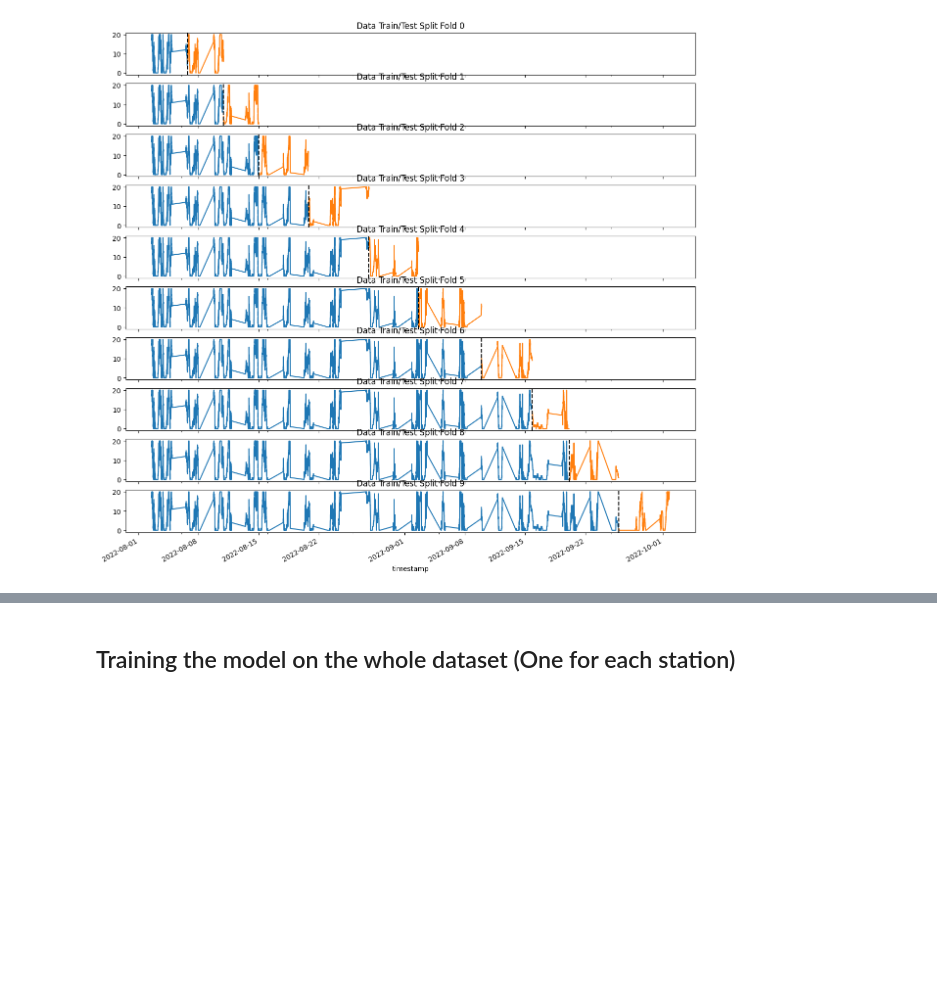
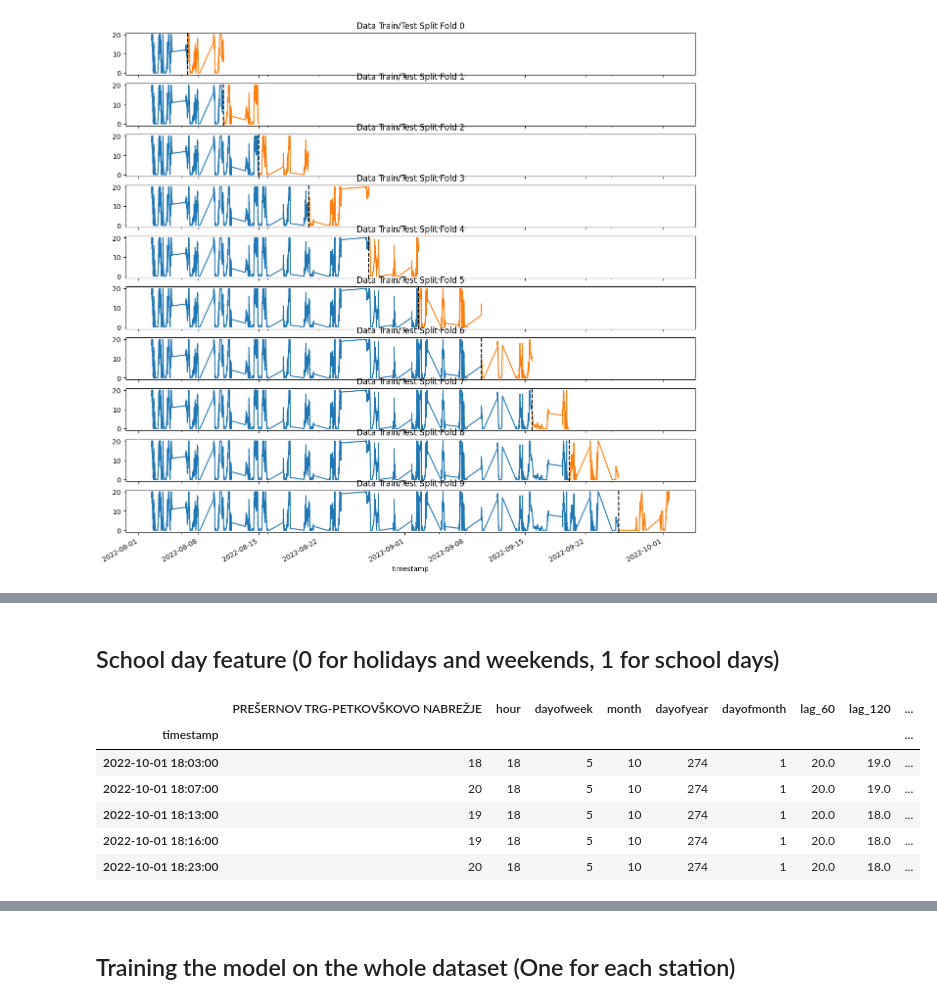
Before and after one commit to ZanMervic/bicikelj_machine_learning_project, a Jupyter notebook: bicikelj_LSTM.ipynb, the cells around one changed output, grey strips where cells are left out. Cells and saved outputs as stored; diff of their text form; code cells hidden in the pictures; blank space fills up the shorter version.

```diff
--- a/bicikelj_LSTM.ipynb
+++ b/bicikelj_LSTM.ipynb
@@ -264,0 +125,28 @@ Average Score: 1.7000
+# %%
+def add_lags(df):
+    df = df.copy()
+    # Create 60, 90 and 120 minutes lags
+    # lags = [60, 90, 120]
+    lags = [60, 120]
+    for lag in lags:
+        df_lag = df.copy()
+        # Drop all but the target column
+        df_lag = df_lag[[df.columns[0]]]
+        # Subtract 60 minutes from the index
+        df_lag.index = df_lag.index + pd.Timedelta(minutes=lag)
+        # Rename the column to "lag_60"
+        df_lag.columns = [f"lag_{lag}"]
+        # Merge the dataframe with the lagged dataframe
+        df = pd.merge_asof(
+            df,
+            df_lag,
+            left_index=True,
+            right_index=True,
+            direction="nearest",
+            tolerance=pd.Timedelta("15m"),
+        )
+    return df
+
+df_list = [add_lags(station) for station in df_list]
+display(df_list[0].tail())
+display(df_list[0].isna().sum())
@@ -264,0 +172,20 @@ Average Score: 1.7000
+# %% [markdown]
+## School day feature (0 for holidays and weekends, 1 for school days)
+# %%
+def add_school_days(df):
+    # Add vacation feature which is 1 if the day is a school vacation day and 0 otherwise
+    # School days are from 1.9.2022 to 31.10.2022 without weekends
+    df["vacation"] = 0
+    df.loc[(df.index >= "2022-09-01") & (df.index <= "2022-10-31") & (df.index.dayofweek < 5), "vacation"] = 1
+    return df
+
+df_list = [add_school_days(station) for station in df_list]
+display(df_list[0].tail())
+# %% [output]
+|  | PREŠERNOV TRG-PETKOVŠKOVO NABREŽJE | hour | dayofweek | month | dayofyear | dayofmonth | lag_60 | lag_120 | ... |
+| timestamp |  |  |  |  |  |  |  |  | ... |
+| 2022-10-01 18:03:00 | 18 | 18 | 5 | 10 | 274 | 1 | 20.0 | 19.0 | ... |
+| 2022-10-01 18:07:00 | 20 | 18 | 5 | 10 | 274 | 1 | 20.0 | 19.0 | ... |
+| 2022-10-01 18:13:00 | 19 | 18 | 5 | 10 | 274 | 1 | 20.0 | 18.0 | ... |
+| 2022-10-01 18:16:00 | 19 | 18 | 5 | 10 | 274 | 1 | 20.0 | 18.0 | ... |
+| 2022-10-01 18:23:00 | 20 | 18 | 5 | 10 | 274 | 1 | 20.0 | 18.0 | ... |
```
Also changed, not shown: parts of 28 cells of this notebook, 1 other file.
